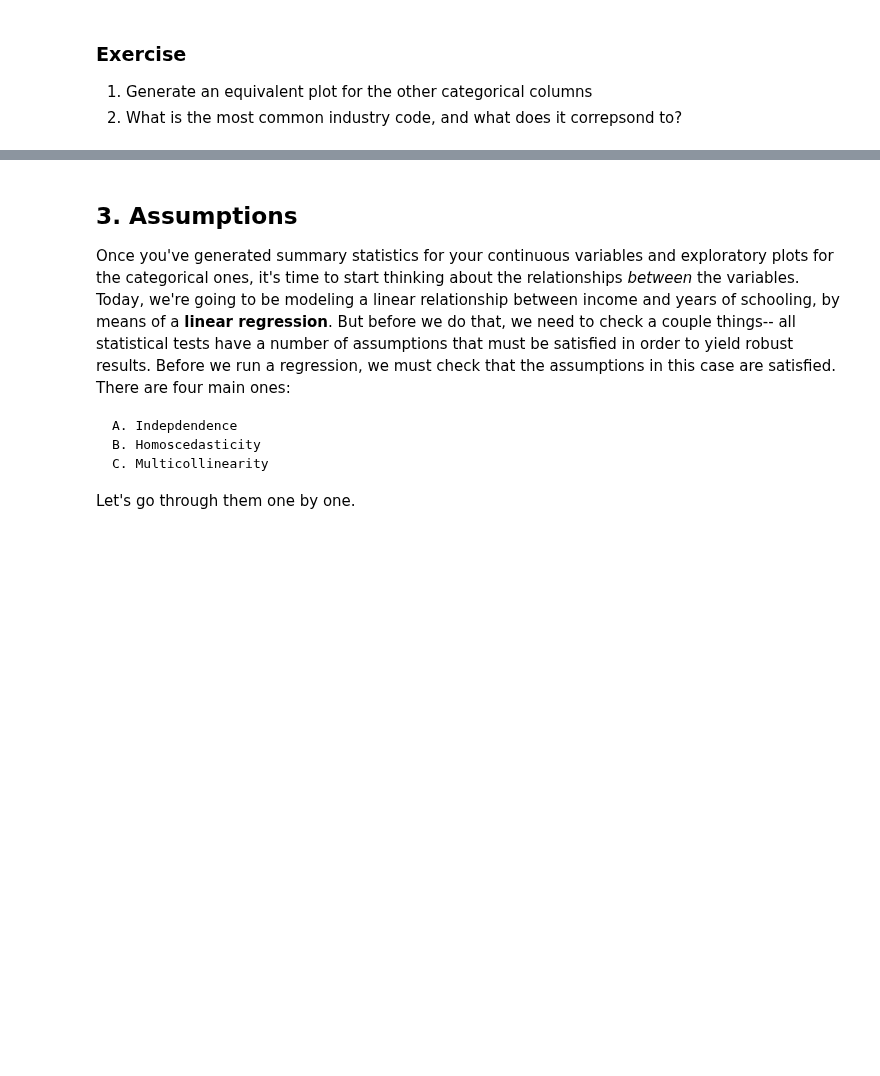
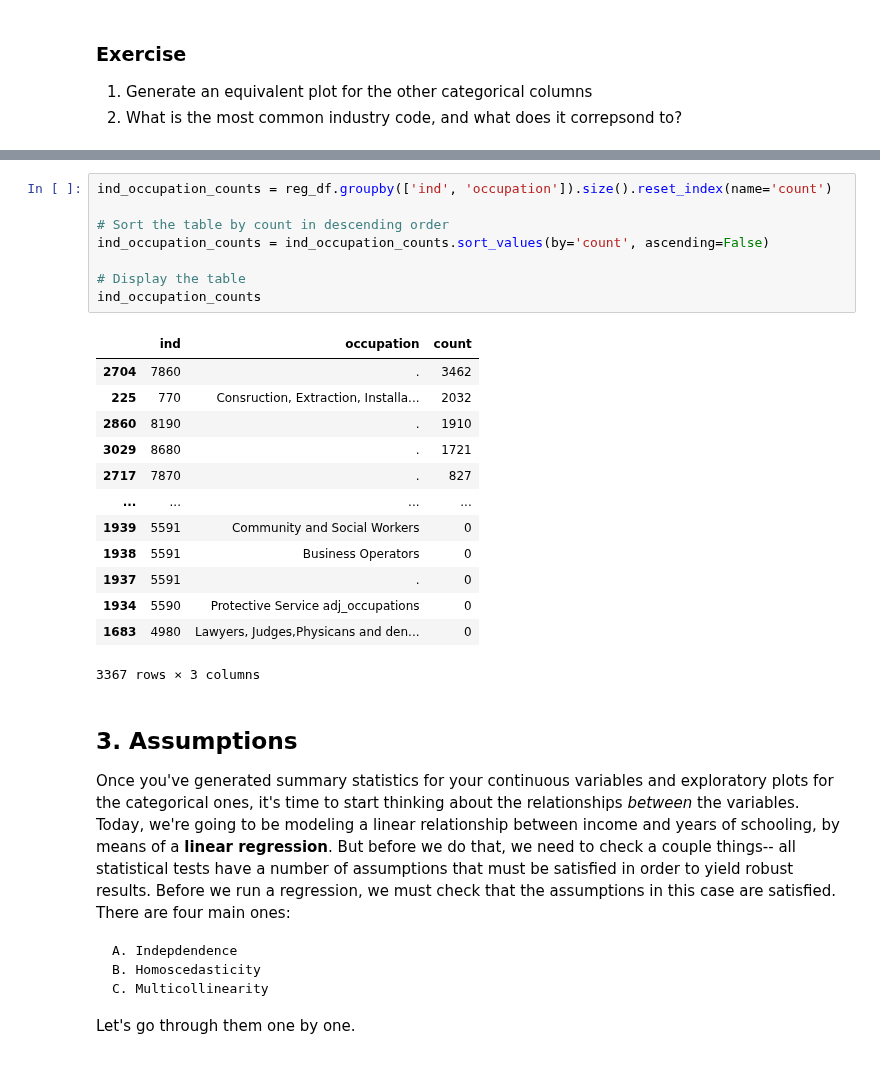
Before and after one commit to SButlerUCL/QM2, a Jupyter notebook: W5_Distributions_and_Basic_Statistics.ipynb, the cells around one changed output, grey strips where cells are left out. Saved outputs shown, nothing was run; the diff lists cells and outputs as text; blank space fills up the shorter version.

```diff
--- a/W5_Distributions_and_Basic_Statistics.ipynb
+++ b/W5_Distributions_and_Basic_Statistics.ipynb
@@ -165,3 +202,25 @@ plt.show() # show the plot
+# %%
+ind_occupation_counts = reg_df.groupby(['ind', 'occupation']).size().reset_index(name='count')
+
+# Sort the table by count in descending order
+ind_occupation_counts = ind_occupation_counts.sort_values(by='count', ascending=False)
+
+# Display the table
+ind_occupation_counts
+# %% [output]
+|  | ind | occupation | count |
+| 2704 | 7860 | . | 3462 |
+| 225 | 770 | Consruction, Extraction, Installa... | 2032 |
+| 2860 | 8190 | . | 1910 |
+| 3029 | 8680 | . | 1721 |
+| 2717 | 7870 | . | 827 |
+| ... | ... | ... | ... |
+| 1939 | 5591 | Community and Social Workers | 0 |
+| 1938 | 5591 | Business Operators | 0 |
+| 1937 | 5591 | . | 0 |
+| 1934 | 5590 | Protective Service adj_occupations | 0 |
+| 1683 | 4980 | Lawyers, Judges,Physicans and den... | 0 |
+3367 rows × 3 columns
 # %% [markdown]
 ## 3. Assumptions
 
```
Also changed, not shown: parts of 5 cells of this notebook.
